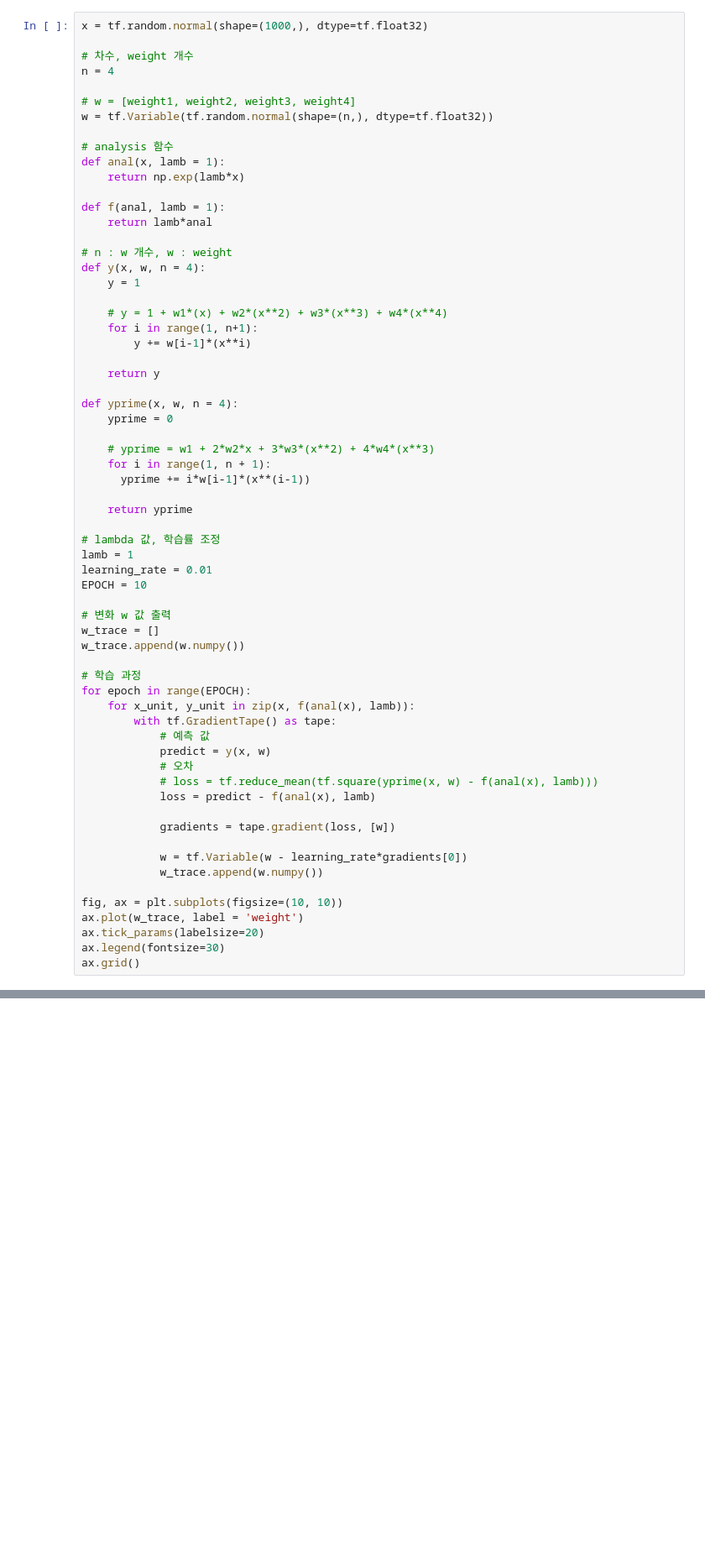
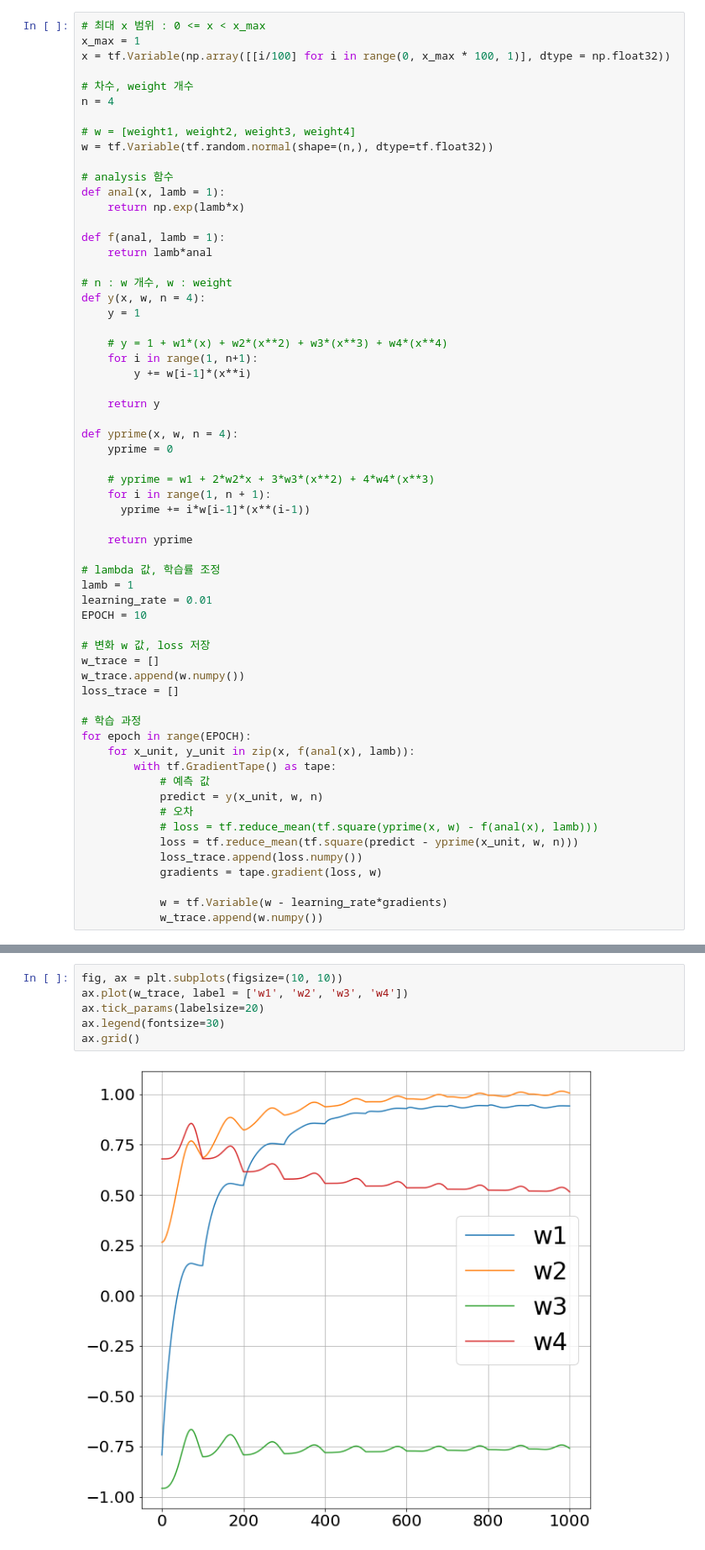
Before and after one commit to KyungRyeolBaek/ODE, a Jupyter notebook: ODE/ErrorCorr_f(xy)_22_06_14.ipynb, the cells around one changed output, grey strips where cells are left out. Shown at 84% size. Saved outputs shown, nothing was run; the diff lists cells and outputs as text; blank space fills up the shorter version.

```diff
--- a/ODE/ErrorCorr_f(xy)_22_06_14.ipynb
+++ b/ODE/ErrorCorr_f(xy)_22_06_14.ipynb
@@ -7,5 +5,7 @@ KeyboardInterrupt:
 # %%
-x = tf.random.normal(shape=(1000,), dtype=tf.float32)
+# 최대 x 범위 : 0 <= x < x_max
+x_max = 1
+x = tf.Variable(np.array([[i/100] for i in range(0, x_max * 100, 1)], dtype = np.float32))
 
 # 차수, weight 개수
 n = 4
@@ -44,27 +44,22 @@ lamb = 1
 learning_rate = 0.01
 EPOCH = 10
 
-# 변화 w 값 출력
+# 변화 w 값, loss 저장
 w_trace = []
 w_trace.append(w.numpy())
+loss_trace = []
 
 # 학습 과정
 for epoch in range(EPOCH):
     for x_unit, y_unit in zip(x, f(anal(x), lamb)):
         with tf.GradientTape() as tape:
             # 예측 값
-            predict = y(x, w)
+            predict = y(x_unit, w, n)
             # 오차
             # loss = tf.reduce_mean(tf.square(yprime(x, w) - f(anal(x), lamb)))
-            loss = predict - f(anal(x), lamb)
+            loss = tf.reduce_mean(tf.square(predict - yprime(x_unit, w, n)))
+            loss_trace.append(loss.numpy())
+            gradients = tape.gradient(loss, w)
 
-            gradients = tape.gradient(loss, [w])
-
-            w = tf.Variable(w - learning_rate*gradients[0])
+            w = tf.Variable(w - learning_rate*gradients)
             w_trace.append(w.numpy())
-
-fig, ax = plt.subplots(figsize=(10, 10))
-ax.plot(w_trace, label = 'weight')
-ax.tick_params(labelsize=20)
-ax.legend(fontsize=30)
-ax.grid()
@@ -86,0 +66,8 @@ gradients[0]
+# %%
+fig, ax = plt.subplots(figsize=(10, 10))
+ax.plot(w_trace, label = ['w1', 'w2', 'w3', 'w4'])
+ax.tick_params(labelsize=20)
+ax.legend(fontsize=30)
+ax.grid()
+# %% [output]
+[figure, added]
```
Also changed, not shown: parts of 9 cells of this notebook, 1 other file.
